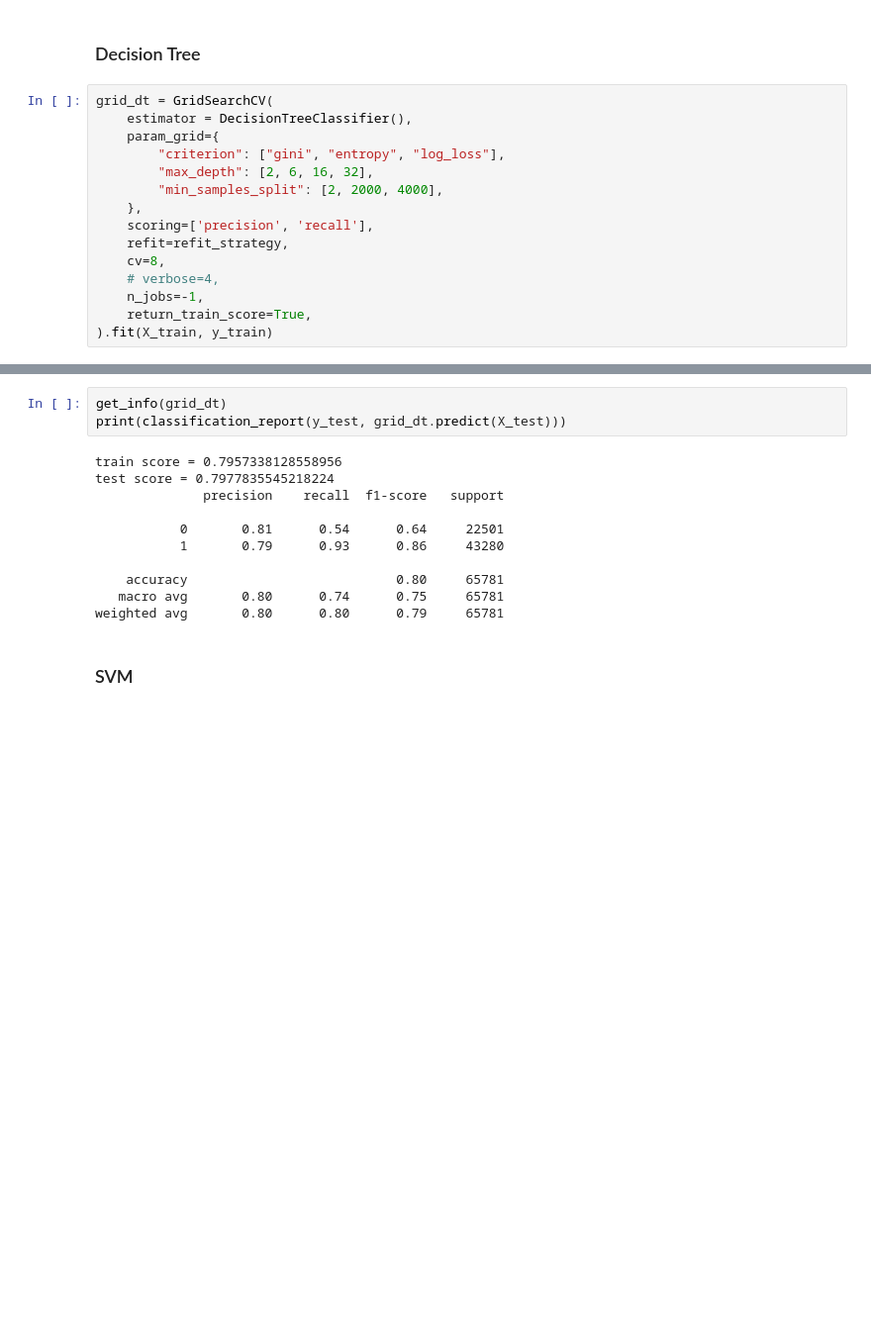
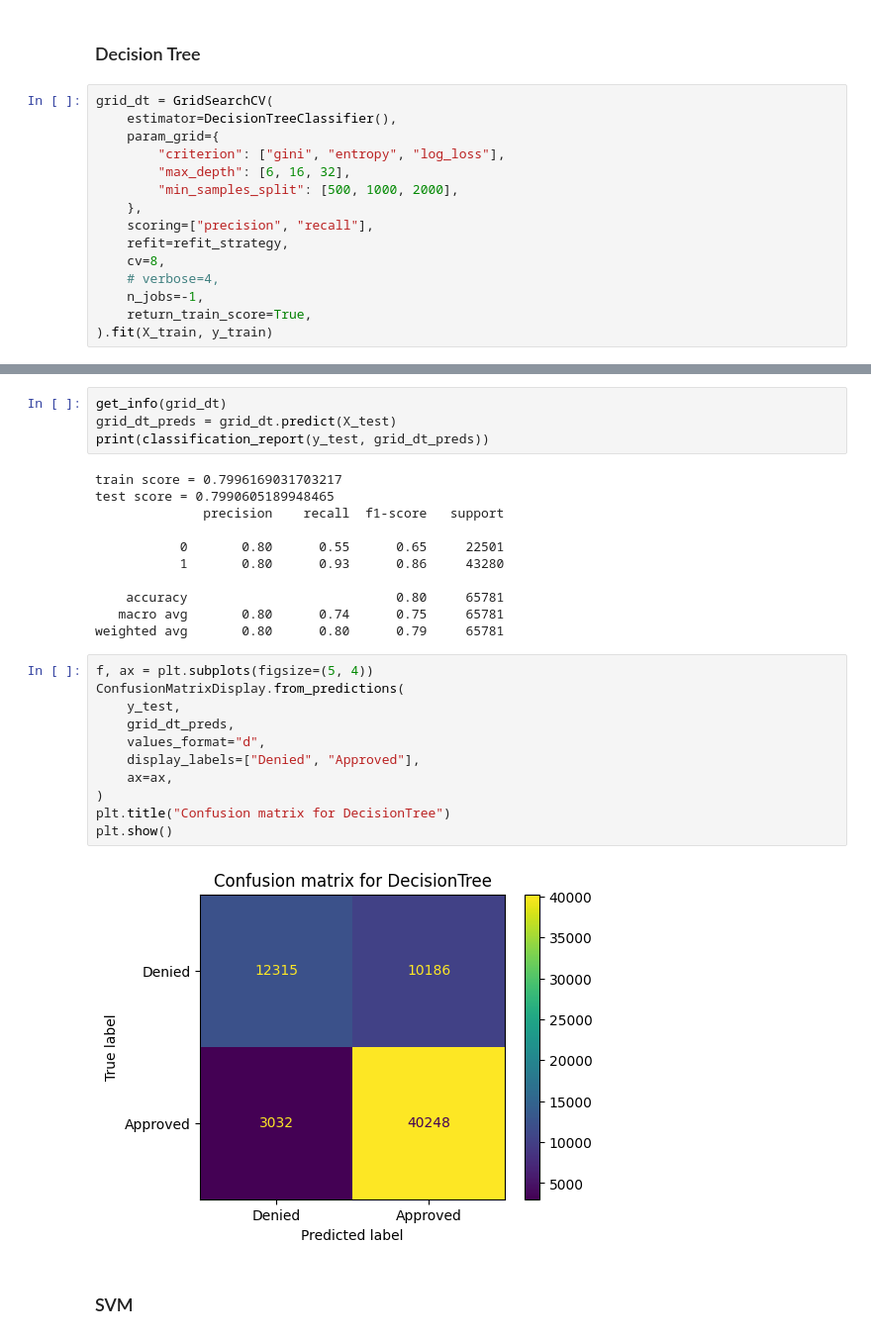
Before and after one commit to hpmartins/mlai-ucb-codes, a Jupyter notebook: capstone_project/file_3A_modeling-classifiers.ipynb, the cells around one changed output, grey strips where cells are left out. Shown at 99% size. Drawn from its saved outputs; the diff is of its cells as text; blank space fills up the shorter version.

```diff
--- a/capstone_project/file_3A_modeling-classifiers.ipynb
+++ b/capstone_project/file_3A_modeling-classifiers.ipynb
@@ -149,13 +164,13 @@ weighted avg       0.77      0.77      0.75     65781
 ### Decision Tree
 # %%
 grid_dt = GridSearchCV(
-    estimator = DecisionTreeClassifier(),
+    estimator=DecisionTreeClassifier(),
     param_grid={
         "criterion": ["gini", "entropy", "log_loss"],
-        "max_depth": [2, 6, 16, 32],
-        "min_samples_split": [2, 2000, 4000],
+        "max_depth": [6, 16, 32],
+        "min_samples_split": [500, 1000, 2000],
     },
-    scoring=['precision', 'recall'],
+    scoring=["precision", "recall"],
     refit=refit_strategy,
     cv=8,
     # verbose=4,
@@ -187,17 +202,31 @@ grid_dt.best_params_
 # %%
 get_info(grid_dt)
-print(classification_report(y_test, grid_dt.predict(X_test)))
+grid_dt_preds = grid_dt.predict(X_test)
+print(classification_report(y_test, grid_dt_preds))
 # %% [output]
-train score = 0.7957338128558956
-test score = 0.7977835545218224
+train score = 0.7996169031703217
+test score = 0.7990605189948465
               precision    recall  f1-score   support
 
-           0       0.81      0.54      0.64     22501
-           1       0.79      0.93      0.86     43280
+           0       0.80      0.55      0.65     22501
+           1       0.80      0.93      0.86     43280
 
     accuracy                           0.80     65781
    macro avg       0.80      0.74      0.75     65781
 weighted avg       0.80      0.80      0.79     65781
+# %%
+f, ax = plt.subplots(figsize=(5, 4))
+ConfusionMatrixDisplay.from_predictions(
+    y_test,
+    grid_dt_preds,
+    values_format="d",
+    display_labels=["Denied", "Approved"],
+    ax=ax,
+)
+plt.title("Confusion matrix for DecisionTree")
+plt.show()
+# %% [output]
+[figure, added]
 # %% [markdown]
 ### SVM
 # %%
```
Also changed, not shown: parts of 16 cells of this notebook, 14 other files.
